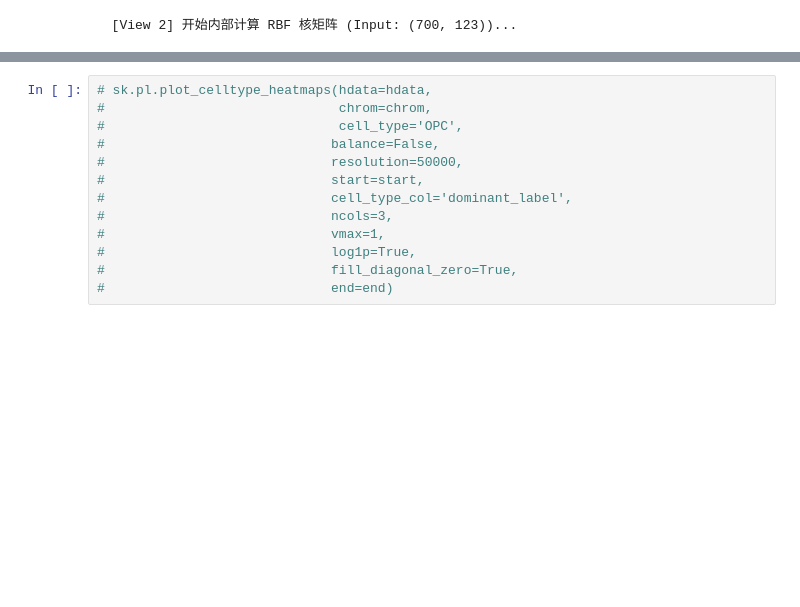
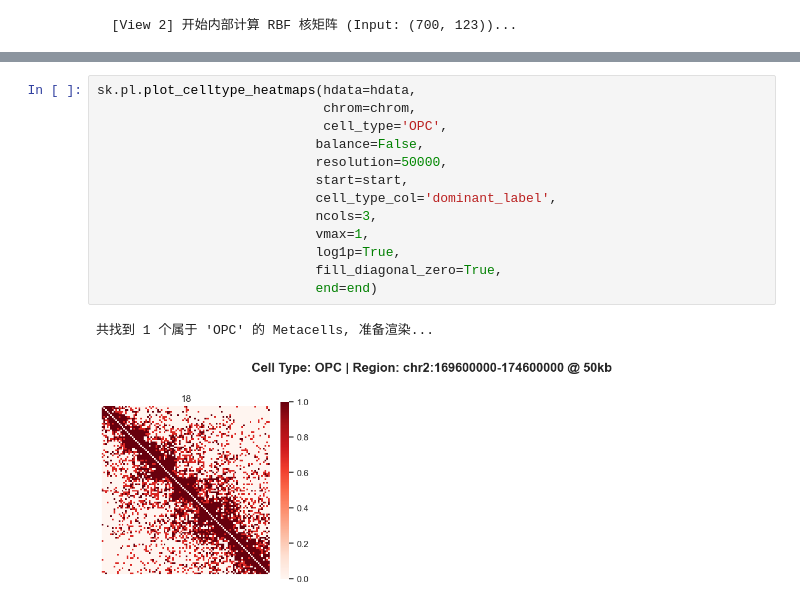
Before and after one commit to CCCKW/hstack, a Jupyter notebook: test.ipynb, the cells around one changed output, grey strips where cells are left out. Cells and saved outputs as stored; diff of their text form; blank space fills up the shorter version.

```diff
--- a/test.ipynb
+++ b/test.ipynb
@@ -286,16 +316,19 @@ sk.pl.plot_specific_metacell(hdata, metacell_id=5, resolution=500000)
 # %%
-# sk.pl.plot_celltype_heatmaps(hdata=hdata,
-#                              chrom=chrom,
-#                              cell_type='OPC',
-#                             balance=False,
-#                             resolution=50000,
-#                             start=start,
-#                             cell_type_col='dominant_label',
-#                             ncols=3,
-#                             vmax=1,
-#                             log1p=True,
-#                             fill_diagonal_zero=True,
-#                             end=end)
+sk.pl.plot_celltype_heatmaps(hdata=hdata,
+                             chrom=chrom,
+                             cell_type='OPC',
+                            balance=False,
+                            resolution=50000,
+                            start=start,
+                            cell_type_col='dominant_label',
+                            ncols=3,
+                            vmax=1,
+                            log1p=True,
+                            fill_diagonal_zero=True,
+                            end=end)
+# %% [output]
+共找到 1 个属于 'OPC' 的 Metacells, 准备渲染...
+[figure, added]
 # %%
 hdata
 # %% [output]
```
Also changed, not shown: parts of 23 cells of this notebook, 13 other files.
